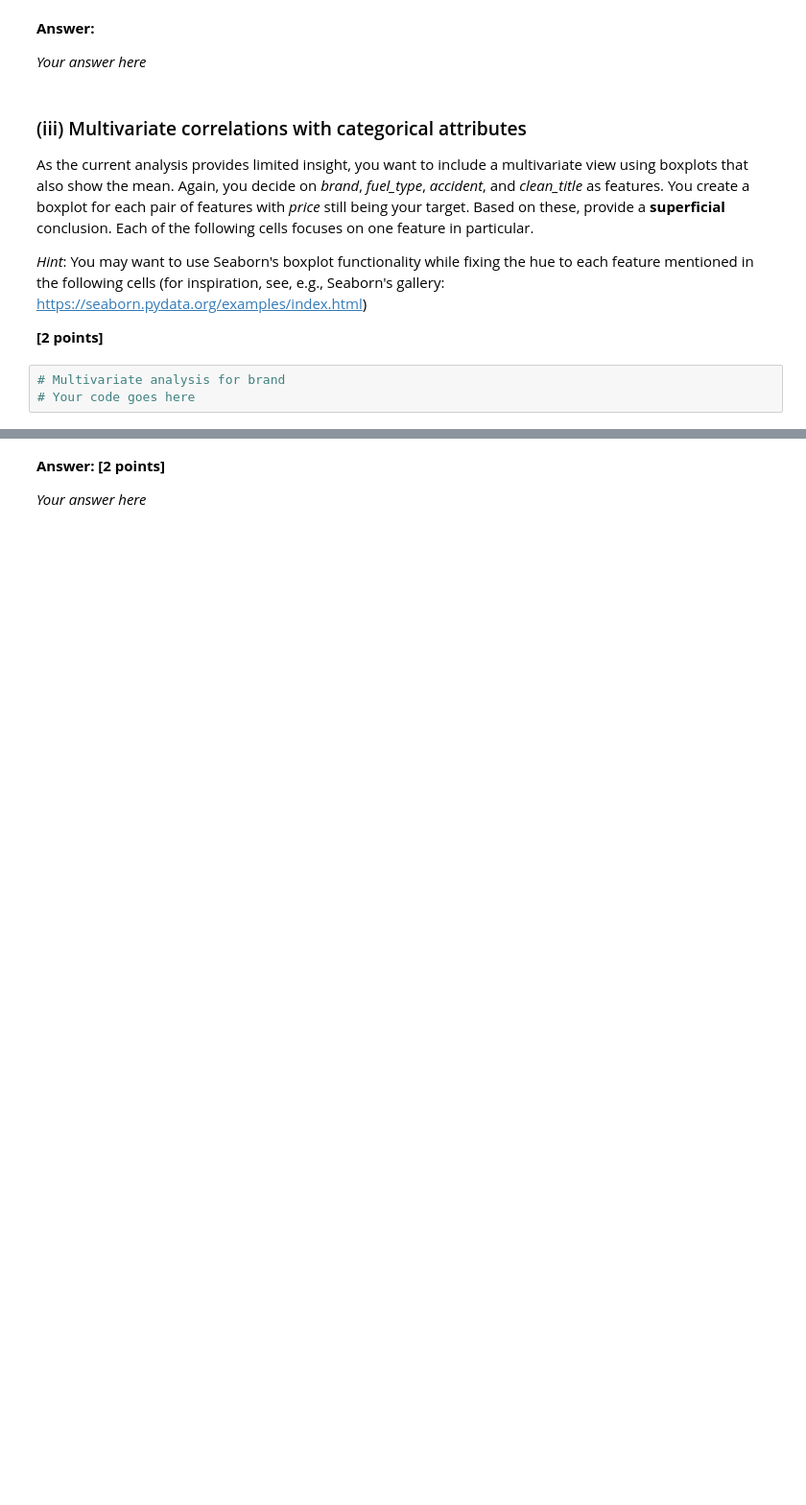
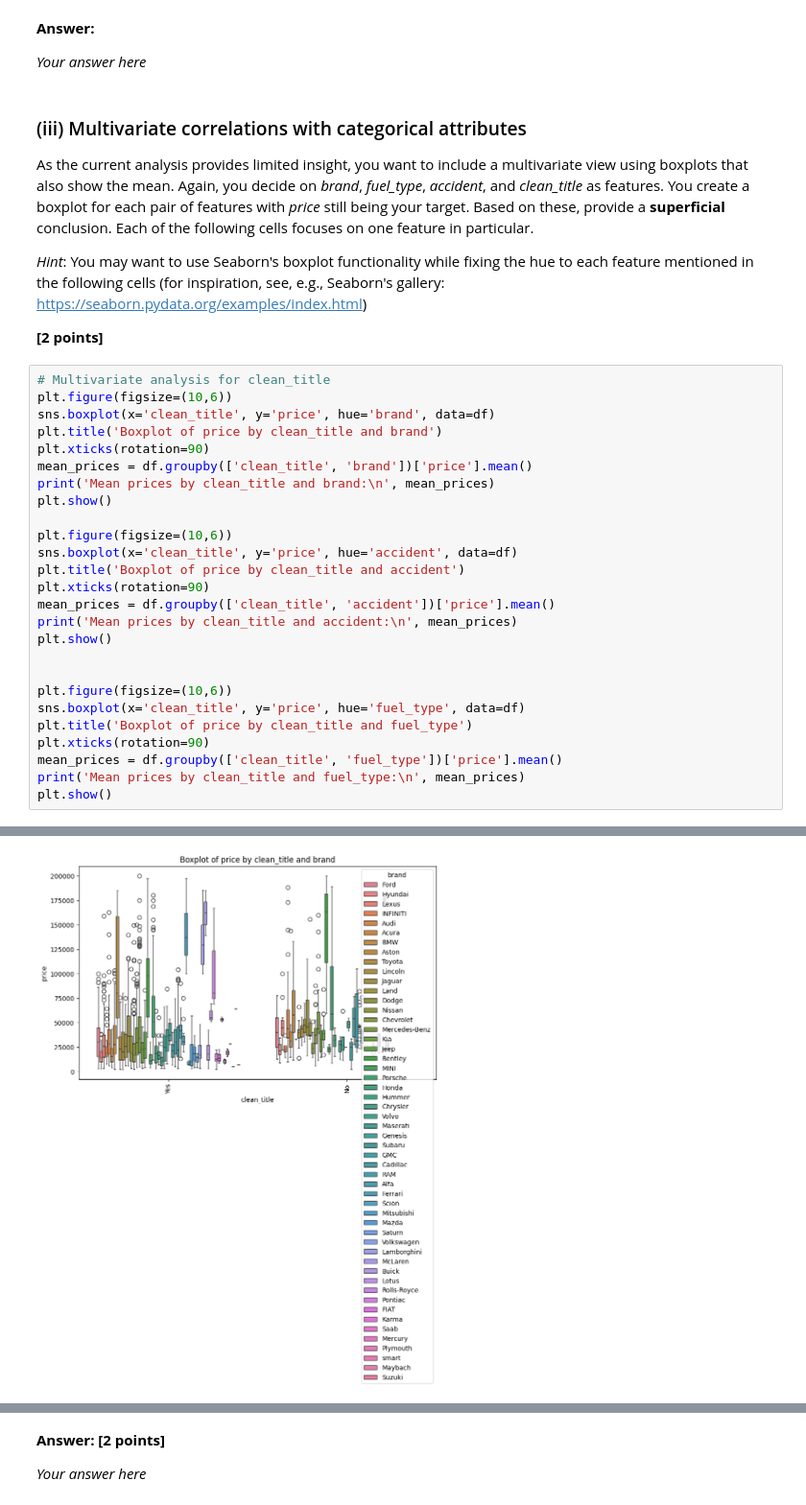
Before and after one commit to Floyden/IDS1, a Jupyter notebook: IDS_WS23_Assignment_part_1-student_updated.ipynb, the cells around one changed output, grey strips where cells are left out. Shown at 96% size. Saved outputs shown, nothing was run; the diff lists cells and outputs as text; blank space fills up the shorter version.

```diff
--- a/IDS_WS23_Assignment_part_1-student_updated.ipynb
+++ b/IDS_WS23_Assignment_part_1-student_updated.ipynb
@@ -259,6 +280,30 @@ As the current analysis provides limited insight, you want to include a multivar
 *Hint*: You may want to use Seaborn's boxplot functionality while fixing the hue to each feature mentioned in the following cells (for inspiration, see, e.g., Seaborn's gallery: https://seaborn.pydata.org/examples/index.html)
 
 **[2 points]**
-# %%
-# Multivariate analysis for brand
-# Your code goes here
+# %%
+# Multivariate analysis for clean_title
+plt.figure(figsize=(10,6))
+sns.boxplot(x='clean_title', y='price', hue='brand', data=df)
+plt.title('Boxplot of price by clean_title and brand')
+plt.xticks(rotation=90)
+mean_prices = df.groupby(['clean_title', 'brand'])['price'].mean()
+print('Mean prices by clean_title and brand:\n', mean_prices)
+plt.show()
+
+plt.figure(figsize=(10,6))
+sns.boxplot(x='clean_title', y='price', hue='accident', data=df)
+plt.title('Boxplot of price by clean_title and accident')
+plt.xticks(rotation=90)
+mean_prices = df.groupby(['clean_title', 'accident'])['price'].mean()
+print('Mean prices by clean_title and accident:\n', mean_prices)
+plt.show()
+
+
+plt.figure(figsize=(10,6))
+sns.boxplot(x='clean_title', y='price', hue='fuel_type', data=df)
+plt.title('Boxplot of price by clean_title and fuel_type')
+plt.xticks(rotation=90)
+mean_prices = df.groupby(['clean_title', 'fuel_type'])['price'].mean()
+print('Mean prices by clean_title and fuel_type:\n', mean_prices)
+plt.show()
+# %% [output]
@@ -264,0 +324 @@ As the current analysis provides limited insight, you want to include a multivar
+[figure, added]
```
Also changed, not shown: parts of 8 cells of this notebook.
